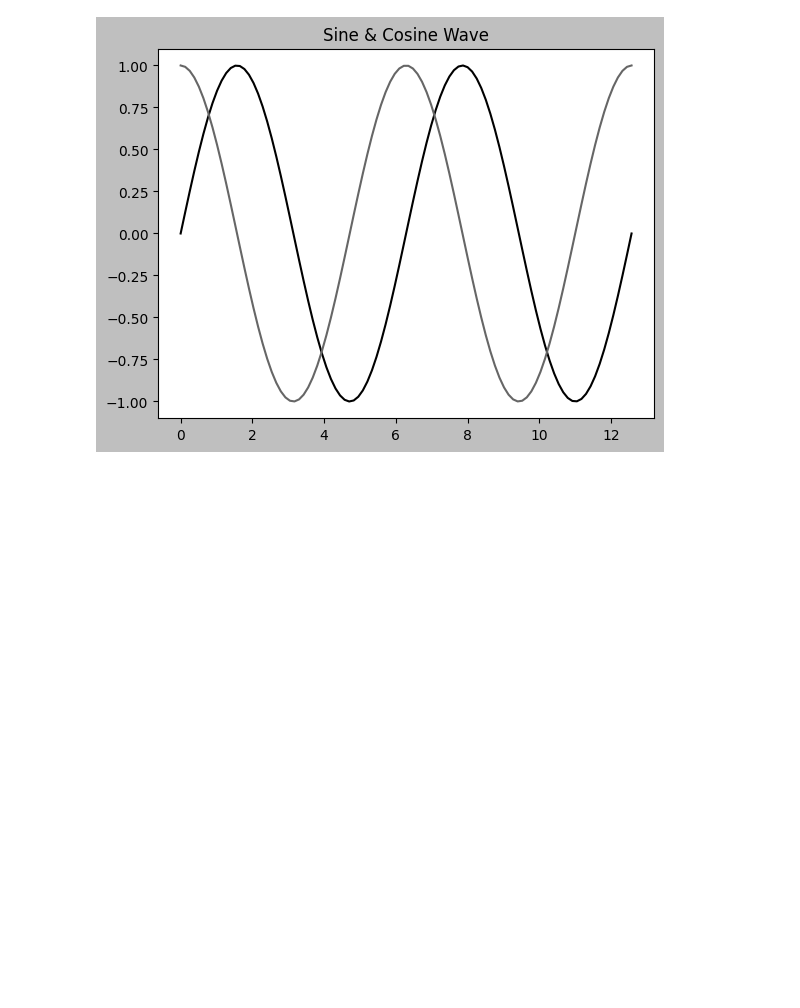
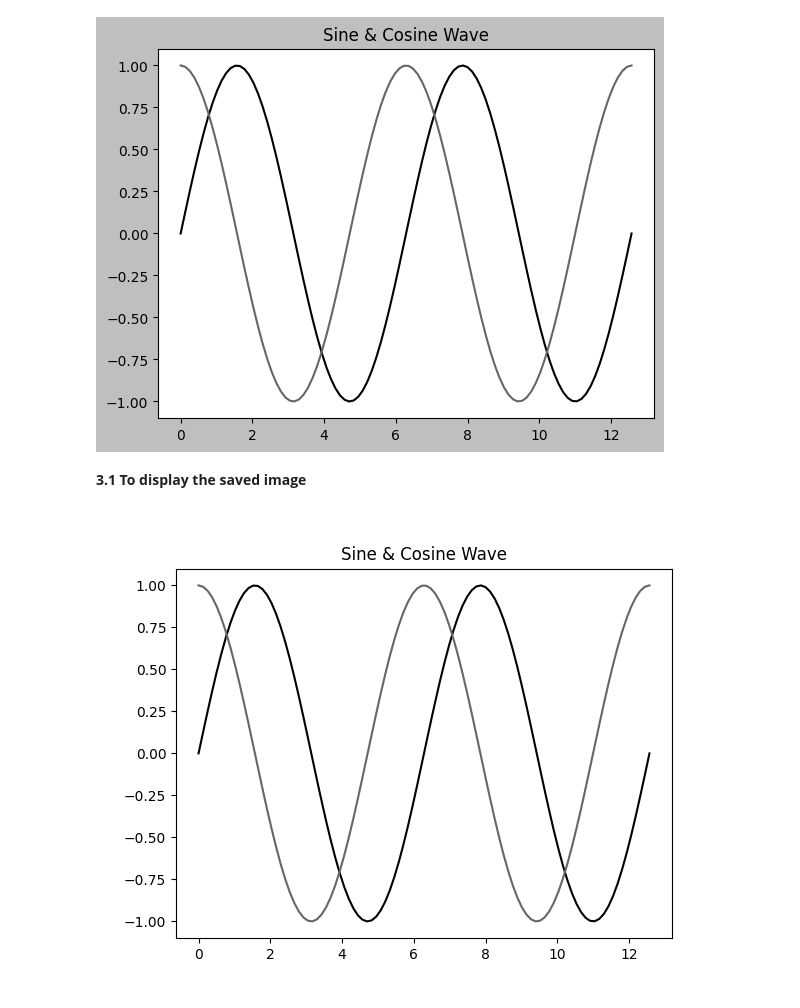
Before and after one commit to ujjwaljha1/Python, a Jupyter notebook: Libraries/Matplotlib.ipynb, the cells around one changed output. Cells and saved outputs as stored; diff of their text form; code cells hidden in the pictures; blank space fills up the shorter version.

```diff
--- a/Libraries/Matplotlib.ipynb
+++ b/Libraries/Matplotlib.ipynb
@@ -99,3 +99,11 @@ fig.savefig('Sine & Cosine.png')
 # %% [output]
 <Figure size 1800x500 with 0 Axes>
 [figure]
+# %% [markdown]
+**3.1 To display the saved image**
+# %%
+from IPython.display import Image
+
+Image('Sine & Cosine.png')
+# %% [output]
+[figure, added]
```
Also changed, not shown: parts of 11 cells of this notebook.
